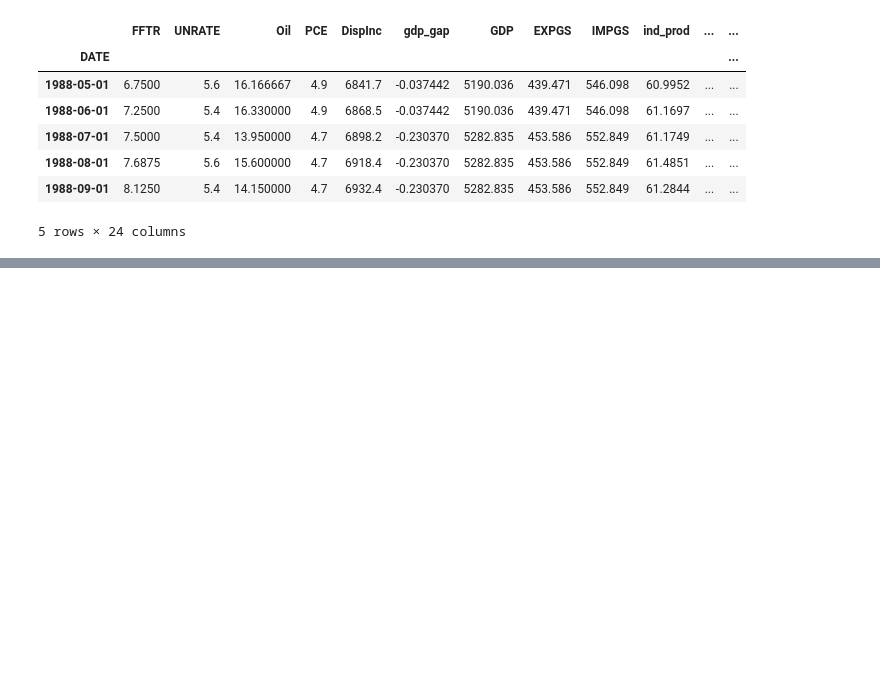
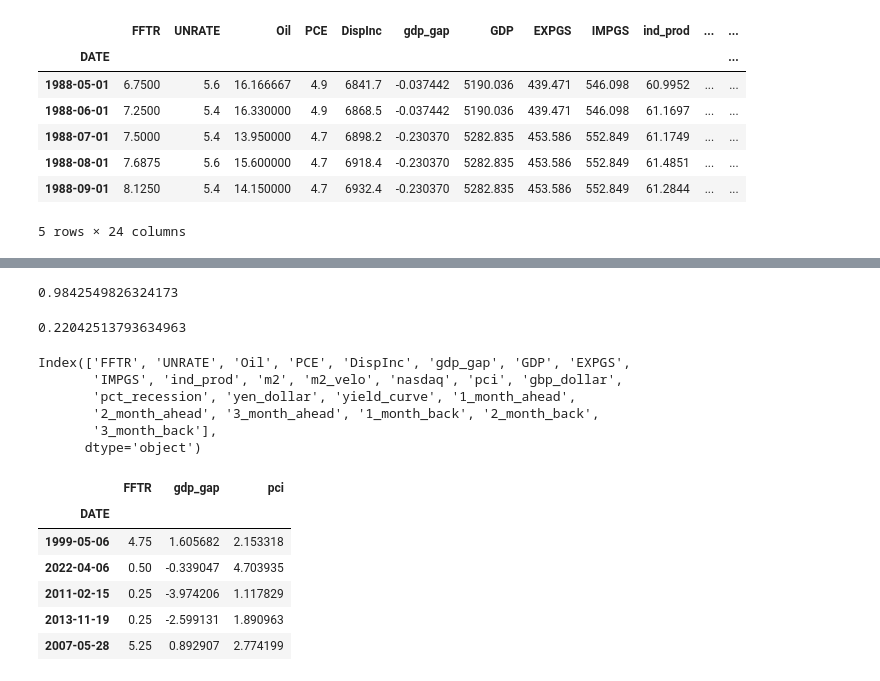
Before and after one commit to Nhunsick/FFTR_Prediction, a Jupyter notebook: Notebooks/random_forest_notebook.ipynb, the cells around one changed output, grey strips where cells are left out. Cells and saved outputs as stored; diff of their text form; code cells hidden in the pictures; blank space fills up the shorter version.

Commit message:
added baseline taylor rule model

```diff
--- a/Notebooks/random_forest_notebook.ipynb
+++ b/Notebooks/random_forest_notebook.ipynb
@@ -315,0 +242,14 @@ r2_score(y_test_3, y_pred)
+# %%
+#making linreg model for comparison
+linreg = LinearRegression()
+linreg.fit(X_train_3, y_train_3)
+y_pred = linreg.predict(X_test_3)
+linreg.score(X_test_3,y_test_3)
+# %% [output]
+0.9842549826324173
+# %%
+MAE = mean_absolute_error(y_test_3,
+                          y_pred)
+MAE
+# %% [output]
+0.22042513793634963
@@ -315,0 +260,20 @@ r2_score(y_test_3, y_pred)
+# %%
+merge_df.columns
+# %% [output]
+Index(['FFTR', 'UNRATE', 'Oil', 'PCE', 'DispInc', 'gdp_gap', 'GDP', 'EXPGS',
+       'IMPGS', 'ind_prod', 'm2', 'm2_velo', 'nasdaq', 'pci', 'gbp_dollar',
+       'pct_recession', 'yen_dollar', 'yield_curve', '1_month_ahead',
+       '2_month_ahead', '3_month_ahead', '1_month_back', '2_month_back',
+       '3_month_back'],
+      dtype='object')
+# %%
+X_train_taylor = X_train_3.drop(columns = ['UNRATE', 'Oil', 'PCE', 'DispInc', 'GDP', 'EXPGS', 'IMPGS', 'ind_prod', 'm2', 'm2_velo', 'nasdaq', 'gbp_dollar', 'pct_recession', 'yen_dollar', 'yield_curve', '1_month_back', '2_month_back', '3_month_back'])
+X_train_taylor.head()
+# %% [output]
+|  | FFTR | gdp_gap | pci |
+| DATE |  |  |  |
+| 1999-05-06 | 4.75 | 1.605682 | 2.153318 |
+| 2022-04-06 | 0.50 | -0.339047 | 4.703935 |
+| 2011-02-15 | 0.25 | -3.974206 | 1.117829 |
+| 2013-11-19 | 0.25 | -2.599131 | 1.890963 |
+| 2007-05-28 | 5.25 | 0.892907 | 2.774199 |
```
Also changed, not shown: parts of 31 cells of this notebook, 3 other files.
